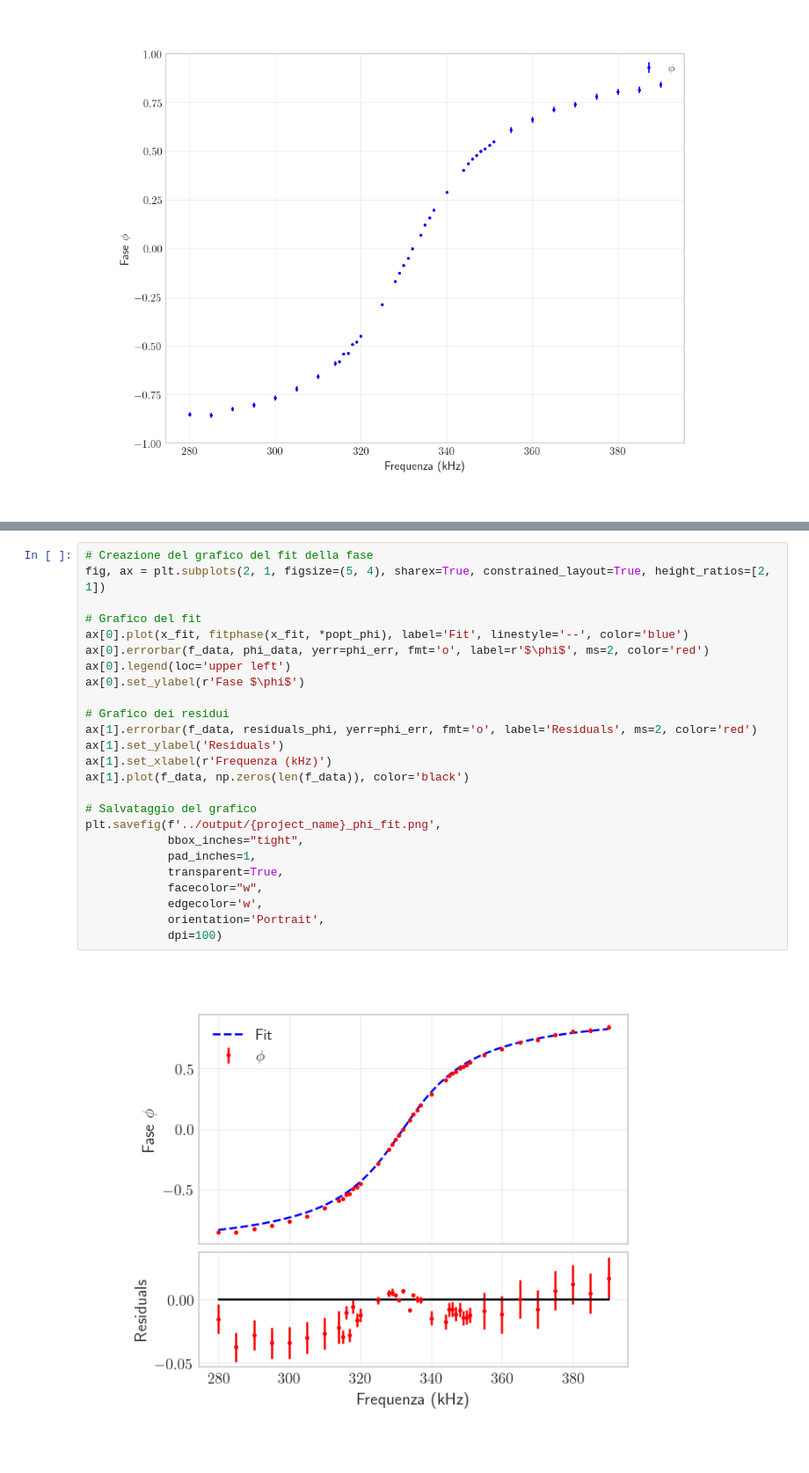
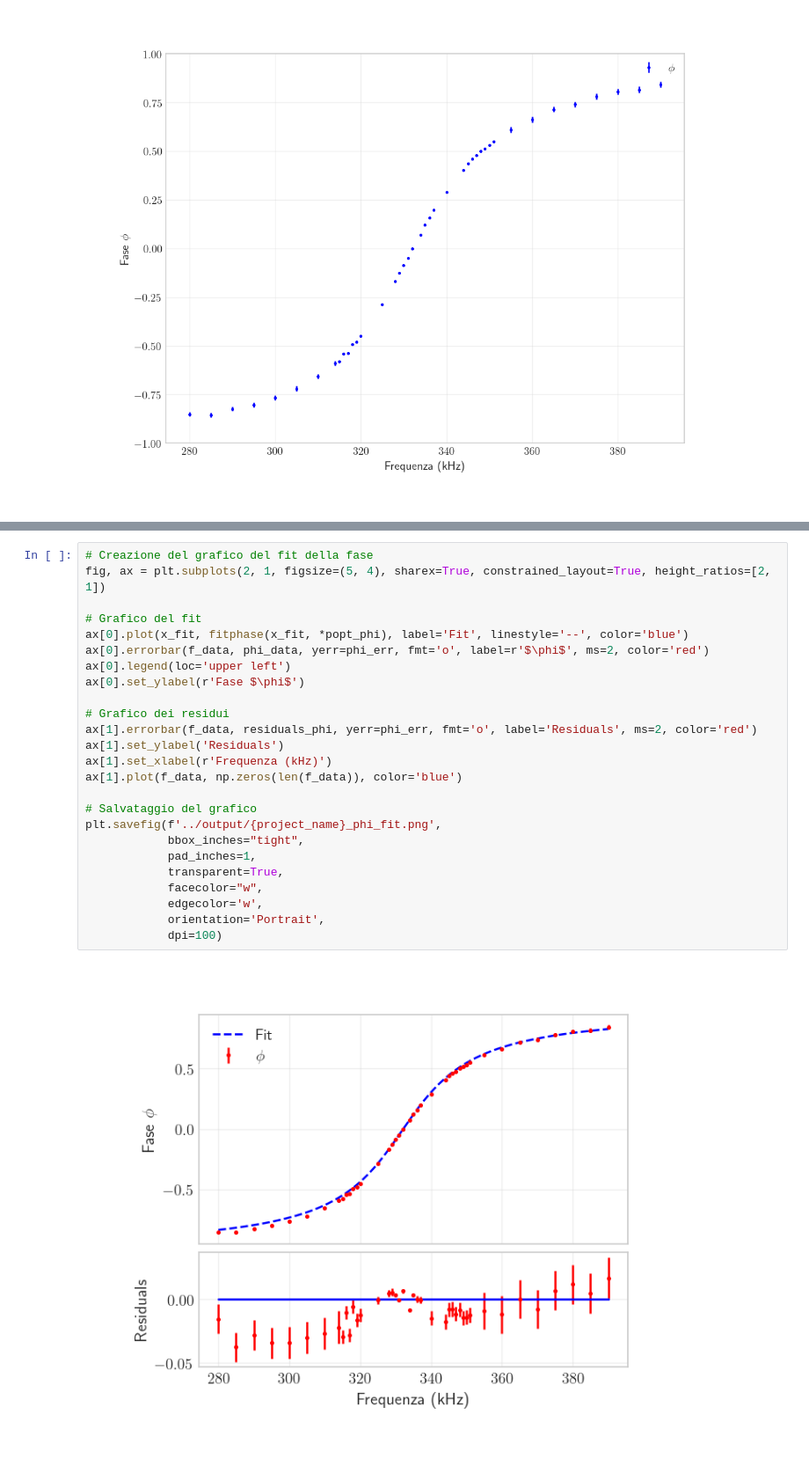
Before and after one commit to bagnolino/PhysicsLab, a Jupyter notebook: RLC_Freq/code/RLC_freq_analysis.ipynb, the cells around one changed output, grey strips where cells are left out. Shown at 88% size. Cells and saved outputs as stored; diff of their text form.

```diff
--- a/RLC_Freq/code/RLC_freq_analysis.ipynb
+++ b/RLC_Freq/code/RLC_freq_analysis.ipynb
@@ -463,27 +479,27 @@ chisq_red =  6.48076224788509
 # %%
 # Creazione del grafico del fit della fase
 fig, ax = plt.subplots(2, 1, figsize=(5, 4), sharex=True, constrained_layout=True, height_ratios=[2, 1])
 
 # Grafico del fit
 ax[0].plot(x_fit, fitphase(x_fit, *popt_phi), label='Fit', linestyle='--', color='blue')
 ax[0].errorbar(f_data, phi_data, yerr=phi_err, fmt='o', label=r'$\phi$', ms=2, color='red')
 ax[0].legend(loc='upper left')
 ax[0].set_ylabel(r'Fase $\phi$')
 
 # Grafico dei residui
 ax[1].errorbar(f_data, residuals_phi, yerr=phi_err, fmt='o', label='Residuals', ms=2, color='red')
 ax[1].set_ylabel('Residuals')
 ax[1].set_xlabel(r'Frequenza (kHz)')
-ax[1].plot(f_data, np.zeros(len(f_data)), color='black')
+ax[1].plot(f_data, np.zeros(len(f_data)), color='blue')
 
 # Salvataggio del grafico
 plt.savefig(f'../output/{project_name}_phi_fit.png',
             bbox_inches="tight",
             pad_inches=1,
             transparent=True,
             facecolor="w",
             edgecolor='w',
             orientation='Portrait',
             dpi=100)
 # %% [output]
-[figure, old version]
+[figure, new version]
```
Also changed, not shown: parts of 16 cells of this notebook.
